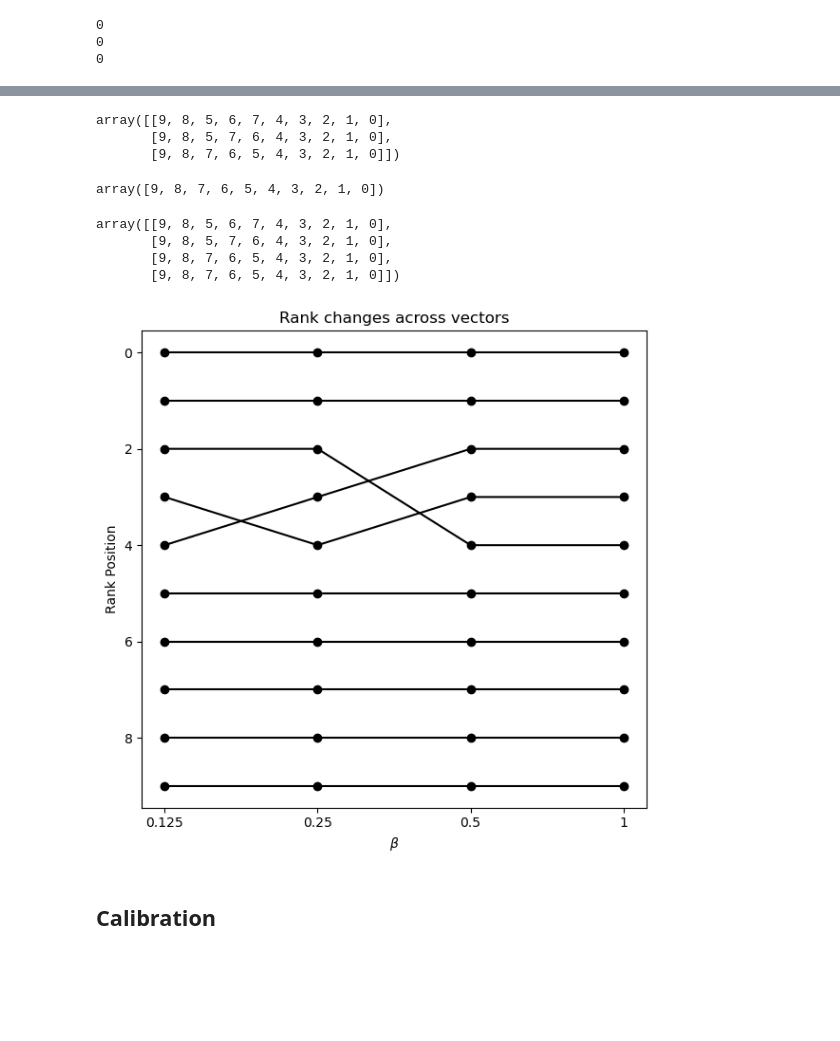
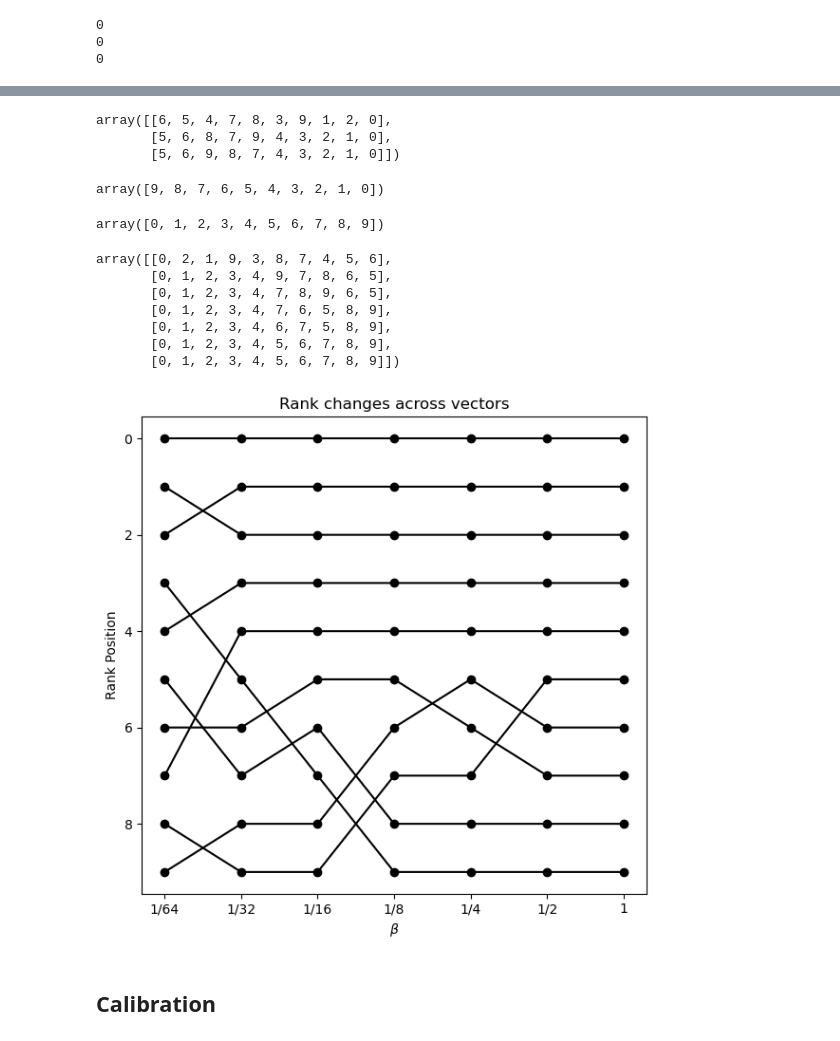
Before and after one commit to PaulD273/Symbolic-regression, a Jupyter notebook: Na/desc_dim_norm.ipynb, the cells around one changed output, grey strips where cells are left out. Saved outputs shown, nothing was run; the diff lists cells and outputs as text; code cells hidden in the pictures; blank space fills up the shorter version.

```diff
--- a/Na/desc_dim_norm.ipynb
+++ b/Na/desc_dim_norm.ipynb
@@ -663,6 +663,6 @@ array([9, 8, 7, 6, 5, 4, 3, 2, 1, 0])
 # %% [markdown]
 ## Tempering
 # %%
-beta = np.array([1/8, 1/4, 1/2])
+beta = np.array([1/64, 1/32, 1/16])
 beta
 # %% [output]
@@ -672,7 +672,7 @@ traces_temp = []
 models_stored = 10
 for i in range(models_stored):
     traces_i = []
-    for j in beta.round(2):
+    for j in beta:
         with pm.Model() as model:
             # Select the i-th column
             f = X[i, :, :]
@@ -820,9 +817,9 @@ array([[1.00000000e+00, 2.12567038e-01, 1.10456067e-02, 2.65852307e-03,
 # Indices corresponding to the entries sorted in ascending order for beta = 1/8, 1/4, 1/2
 np.argsort(ml_diff_temp.T)
 # %% [output]
-array([[9, 8, 5, 6, 7, 4, 3, 2, 1, 0],
-       [9, 8, 5, 7, 6, 4, 3, 2, 1, 0],
-       [9, 8, 7, 6, 5, 4, 3, 2, 1, 0]])
+array([[6, 5, 4, 7, 8, 3, 9, 1, 2, 0],
+       [5, 6, 8, 7, 9, 4, 3, 2, 1, 0],
+       [5, 6, 9, 8, 7, 4, 3, 2, 1, 0]])
 # %%
 ml_diff_hc = np.array([np.float64(1.0),
  np.float64(8.937405439721387e-06),
@@ -839,38 +836,50 @@ ml_diff_hc = np.array([np.float64(1.0),
 np.argsort(ml_diff_hc)
 # %% [output]
 array([9, 8, 7, 6, 5, 4, 3, 2, 1, 0])
+# %%
+a = np.array([9, 8, 7, 6, 5, 4, 3, 2, 1, 0])
+a[-1::-1]
+# %% [output]
+array([0, 1, 2, 3, 4, 5, 6, 7, 8, 9])
 # %%
-ordering = np.vstack([[9, 8, 5, 6, 7, 4, 3, 2, 1, 0],
+ordering = np.vstack([
+       [6, 5, 4, 7, 8, 3, 9, 1, 2, 0],
+       [5, 6, 8, 7, 9, 4, 3, 2, 1, 0],
+       [5, 6, 9, 8, 7, 4, 3, 2, 1, 0],
+       [9, 8, 5, 6, 7, 4, 3, 2, 1, 0],
        [9, 8, 5, 7, 6, 4, 3, 2, 1, 0],
        [9, 8, 7, 6, 5, 4, 3, 2, 1, 0],
-       [9, 8, 7, 6, 5, 4, 3, 2, 1, 0]])
+       [9, 8, 7, 6, 5, 4, 3, 2, 1, 0]])[:, ::-1]
 ordering
 # %% [output]
-array([[9, 8, 5, 6, 7, 4, 3, 2, 1, 0],
-       [9, 8, 5, 7, 6, 4, 3, 2, 1, 0],
-       [9, 8, 7, 6, 5, 4, 3, 2, 1, 0],
-       [9, 8, 7, 6, 5, 4, 3, 2, 1, 0]])
+array([[0, 2, 1, 9, 3, 8, 7, 4, 5, 6],
+       [0, 1, 2, 3, 4, 9, 7, 8, 6, 5],
+       [0, 1, 2, 3, 4, 7, 8, 9, 6, 5],
+       [0, 1, 2, 3, 4, 7, 6, 5, 8, 9],
+       [0, 1, 2, 3, 4, 6, 7, 5, 8, 9],
+       [0, 1, 2, 3, 4, 5, 6, 7, 8, 9],
+       [0, 1, 2, 3, 4, 5, 6, 7, 8, 9]])
 # %%
 steps = range(ordering.shape[0])
 values = range(10)
 
 plt.figure(figsize=(6,6))
 
 for v in values:
     positions = [np.where(ordering[i] == v)[0][0] for i in steps]
     plt.plot(steps, positions, marker='o', label=str(v), color = 'black')
 
 plt.gca().invert_yaxis()
-plt.xticks(steps, [1/8,1/4,1/2,1])
+plt.xticks(steps, [r'1/64', r'1/32', r'1/16', r'1/8', r'1/4', r'1/2', r'1'])
 plt.ylabel("Rank Position")
 plt.xlabel(r"$\beta$")
 plt.title("Rank changes across vectors")
 
 #plt.legend(bbox_to_anchor=(1.05,1), loc='upper left')
 plt.tight_layout()
 plt.show()
 # %% [output]
-[figure, old version]
+[figure, new version]
 # %% [markdown]
 ## Calibration
 # %%
```
Also changed, not shown: parts of 5 cells of this notebook.
